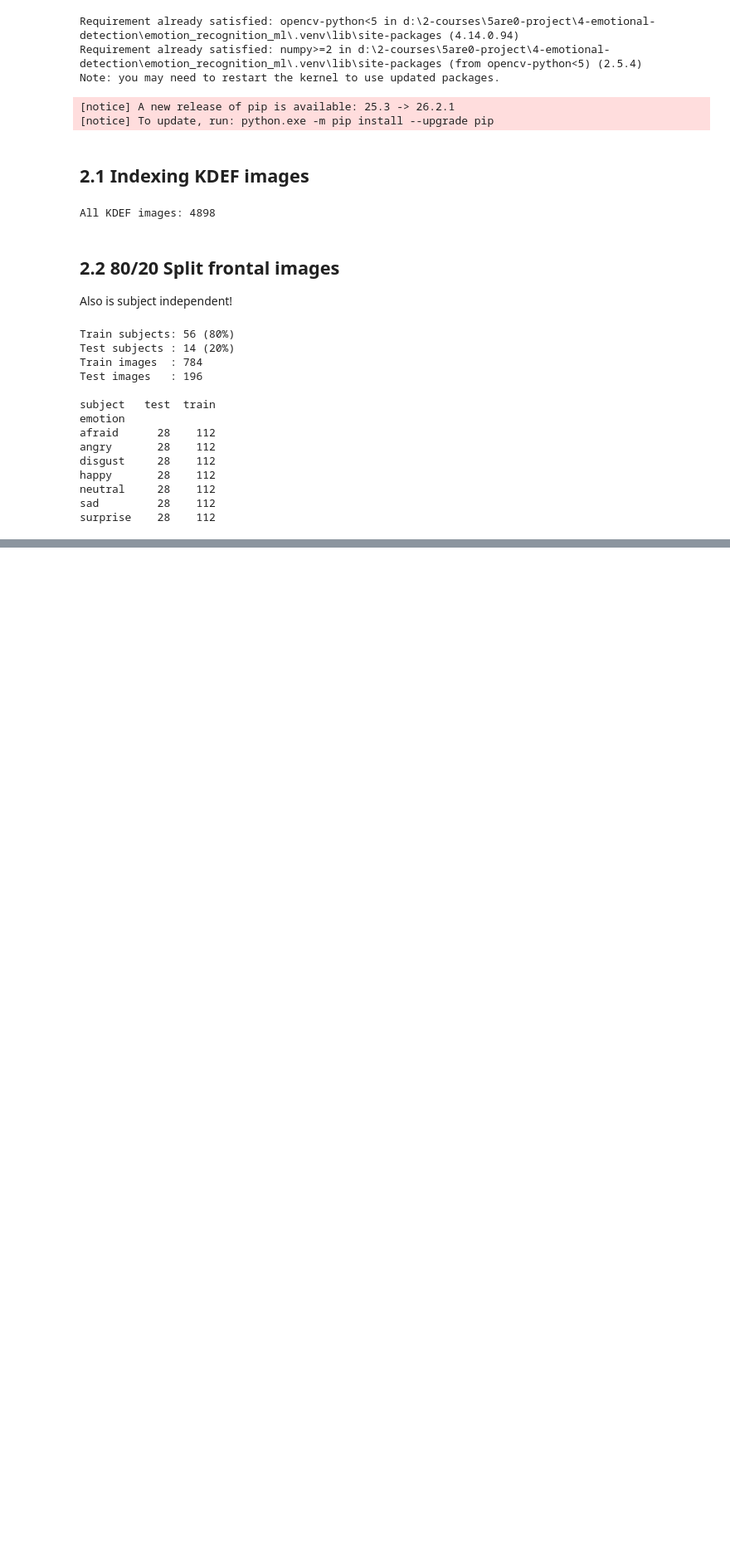
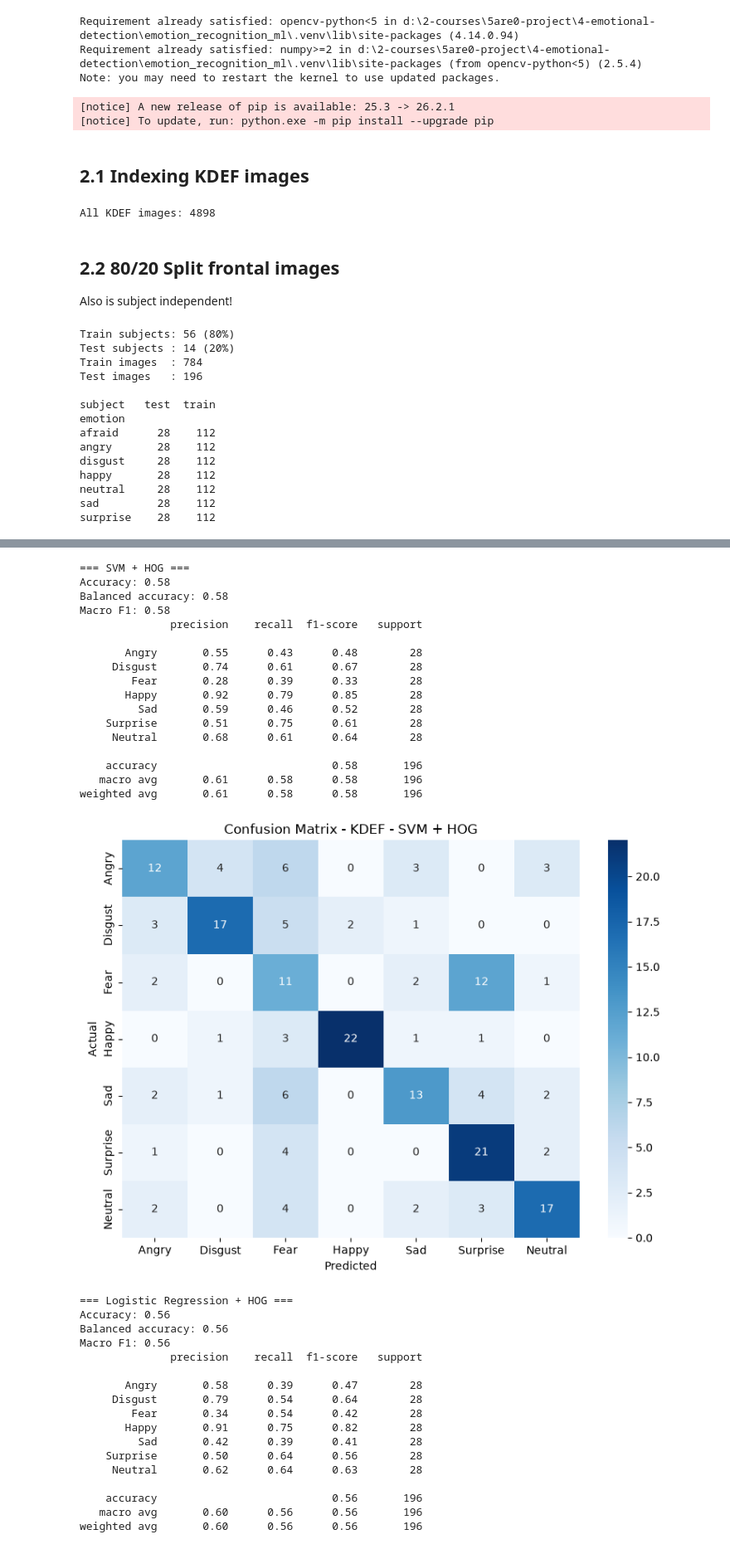
Before and after one commit to kostasparma/Emotion_Recognition_ML, a Jupyter notebook: Task2.ipynb, the cells around one changed output, grey strips where cells are left out. Shown at 83% size. Drawn from its saved outputs; the diff is of its cells as text; code cells hidden in the pictures; blank space fills up the shorter version.

```diff
--- a/Task2.ipynb
+++ b/Task2.ipynb
@@ -134,0 +242,66 @@ surprise    28    112
+# %%
+def evaluate(name, model, X, y):
+    y_pred = model.predict(X)
+    result = {
+        "Model": name,
+        "Accuracy": accuracy_score(y, y_pred),
+        "Balanced accuracy": balanced_accuracy_score(y, y_pred),
+        "Macro F1": f1_score(y, y_pred, average='macro'),
+    }
+
+    print(f"=== {name} ===")
+    print(f"Accuracy: {result['Accuracy']:.2f}")
+    print(f"Balanced accuracy: {result['Balanced accuracy']:.2f}")
+    print(f"Macro F1: {result['Macro F1']:.2f}")
+    print(classification_report(y, y_pred, labels=range(7), target_names=class_names, zero_division=0))
+
+    conf_matrix = confusion_matrix(y, y_pred, labels=range(7))
+    plt.figure(figsize=(8, 6))
+    sns.heatmap(conf_matrix, annot=True, fmt='d', cmap='Blues',
+                xticklabels=class_names, yticklabels=class_names)
+    plt.title(f"Confusion Matrix - KDEF - {name}")
+    plt.xlabel("Predicted")
+    plt.ylabel("Actual")
+    plt.tight_layout()
+    plt.savefig(f"figures/KDEF {name} Confusion Matrix.png")
+    plt.show()
+    return result
+
+
+results = [evaluate(name, model, hog_test, y_test) for name, model in models.items()]
+# %% [output]
+=== SVM + HOG ===
+Accuracy: 0.58
+Balanced accuracy: 0.58
+Macro F1: 0.58
+              precision    recall  f1-score   support
+
+       Angry       0.55      0.43      0.48        28
+     Disgust       0.74      0.61      0.67        28
+        Fear       0.28      0.39      0.33        28
+       Happy       0.92      0.79      0.85        28
+         Sad       0.59      0.46      0.52        28
+    Surprise       0.51      0.75      0.61        28
+     Neutral       0.68      0.61      0.64        28
+
+    accuracy                           0.58       196
+   macro avg       0.61      0.58      0.58       196
+weighted avg       0.61      0.58      0.58       196
+[figure, added]
+=== Logistic Regression + HOG ===
+Accuracy: 0.56
+Balanced accuracy: 0.56
+Macro F1: 0.56
+              precision    recall  f1-score   support
+
+       Angry       0.58      0.39      0.47        28
+     Disgust       0.79      0.54      0.64        28
+        Fear       0.34      0.54      0.42        28
+       Happy       0.91      0.75      0.82        28
+         Sad       0.42      0.39      0.41        28
+    Surprise       0.50      0.64      0.56        28
+     Neutral       0.62      0.64      0.63        28
+
+    accuracy                           0.56       196
+   macro avg       0.60      0.56      0.56       196
+weighted avg       0.60      0.56      0.56       196
```
Also changed, not shown: parts of 9 cells of this notebook, 4 other files.
